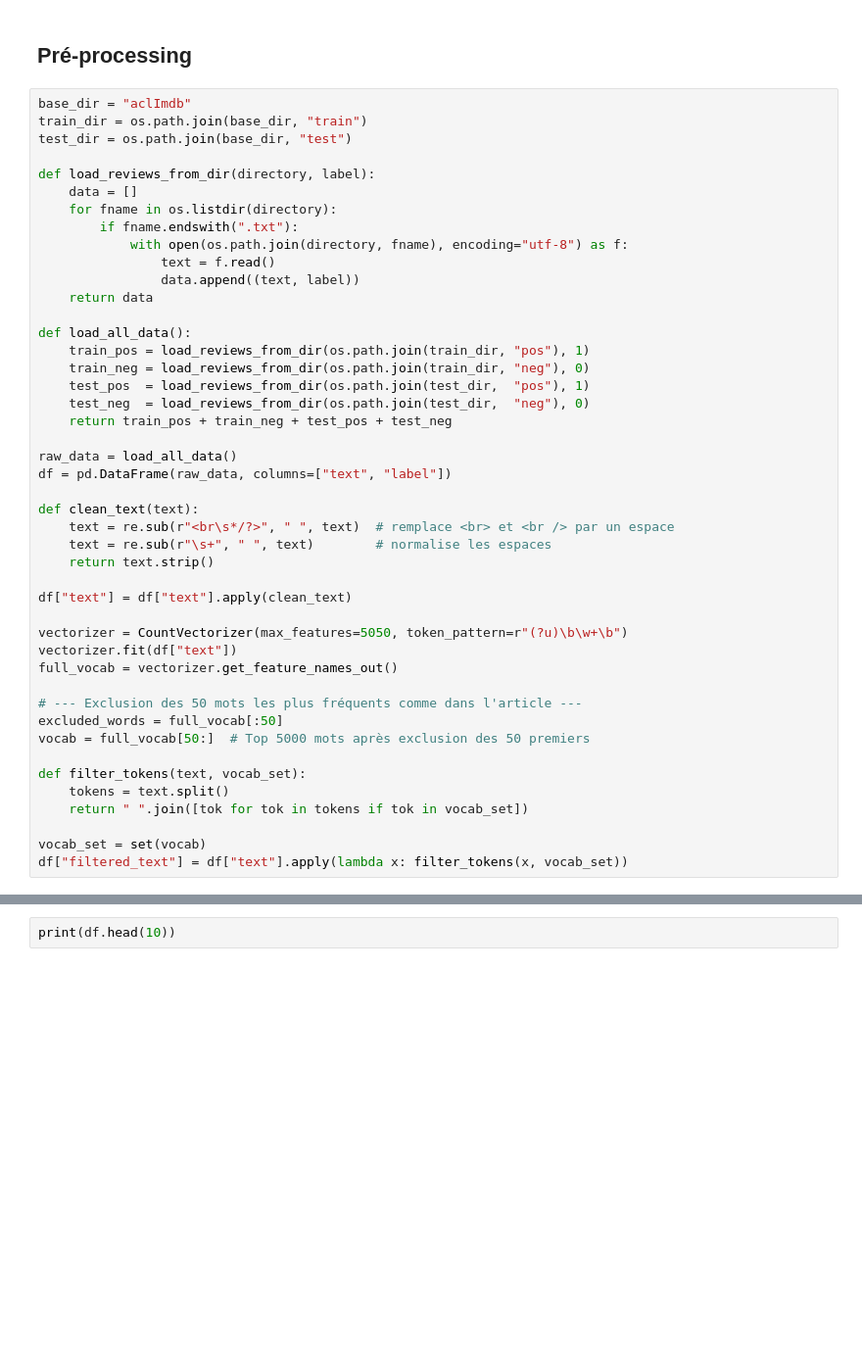
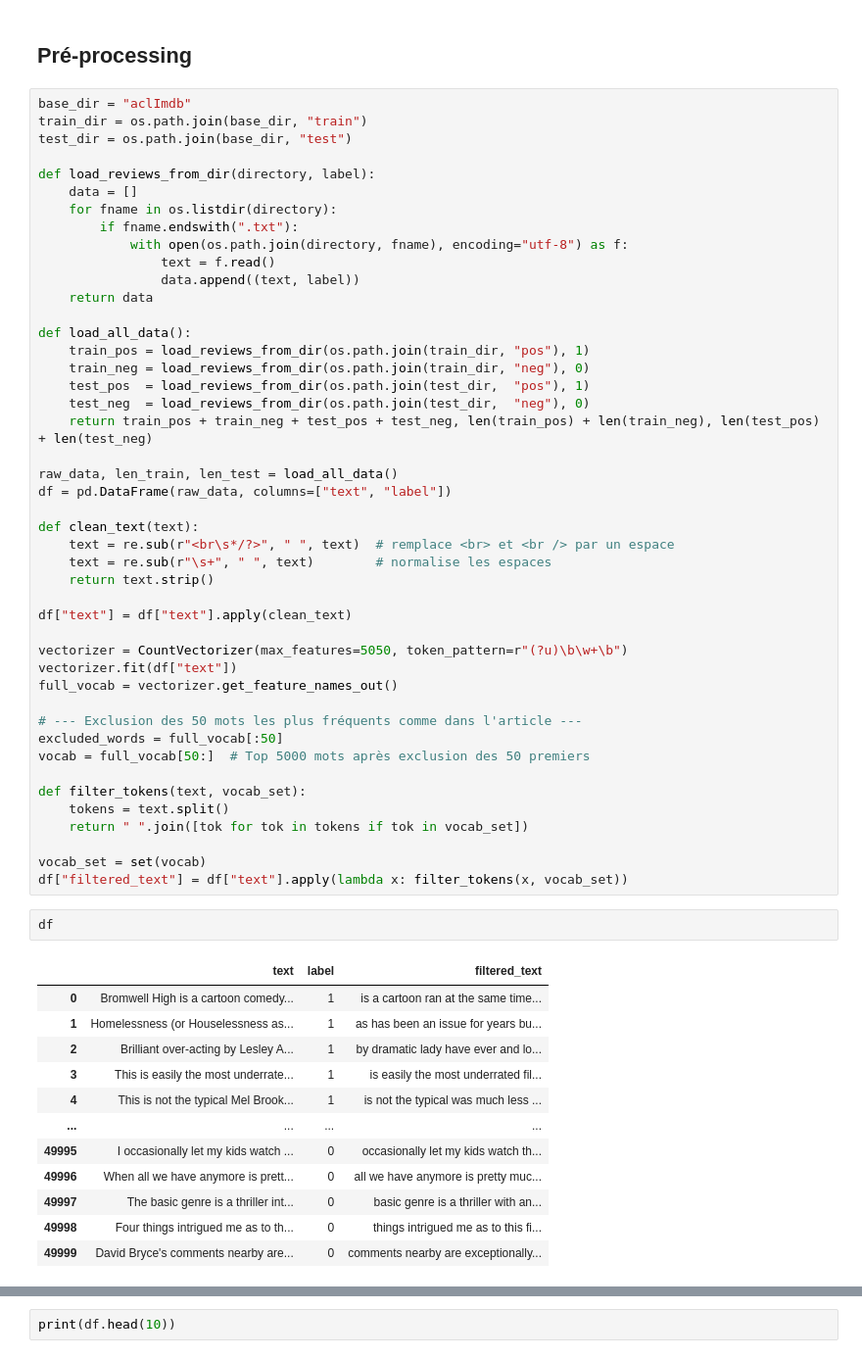
Before and after one commit to arnaudcournil/sentiment-analysis-nlp, a Jupyter notebook: notebook.ipynb, the cells around one changed output, grey strips where cells are left out. Shown: that part at 98% size. Cells and saved outputs as stored; diff of their text form; blank space fills up the shorter version.

```diff
--- a/notebook.ipynb
+++ b/notebook.ipynb
@@ -54,9 +39,9 @@ def load_all_data():
     train_neg = load_reviews_from_dir(os.path.join(train_dir, "neg"), 0)
     test_pos  = load_reviews_from_dir(os.path.join(test_dir,  "pos"), 1)
     test_neg  = load_reviews_from_dir(os.path.join(test_dir,  "neg"), 0)
-    return train_pos + train_neg + test_pos + test_neg
+    return train_pos + train_neg + test_pos + test_neg, len(train_pos) + len(train_neg), len(test_pos) + len(test_neg)
 
-raw_data = load_all_data()
+raw_data, len_train, len_test = load_all_data()
 df = pd.DataFrame(raw_data, columns=["text", "label"])
 
 def clean_text(text):
@@ -80,3 +65,18 @@ def filter_tokens(text, vocab_set):
 
 vocab_set = set(vocab)
 df["filtered_text"] = df["text"].apply(lambda x: filter_tokens(x, vocab_set))
+# %%
+df
+# %% [output]
+|  | text | label | filtered_text |
+| 0 | Bromwell High is a cartoon comedy... | 1 | is a cartoon ran at the same time... |
+| 1 | Homelessness (or Houselessness as... | 1 | as has been an issue for years bu... |
+| 2 | Brilliant over-acting by Lesley A... | 1 | by dramatic lady have ever and lo... |
+| 3 | This is easily the most underrate... | 1 | is easily the most underrated fil... |
+| 4 | This is not the typical Mel Brook... | 1 | is not the typical was much less ... |
+| ... | ... | ... | ... |
+| 49995 | I occasionally let my kids watch ... | 0 | occasionally let my kids watch th... |
+| 49996 | When all we have anymore is prett... | 0 | all we have anymore is pretty muc... |
+| 49997 | The basic genre is a thriller int... | 0 | basic genre is a thriller with an... |
+| 49998 | Four things intrigued me as to th... | 0 | things intrigued me as to this fi... |
+| 49999 | David Bryce's comments nearby are... | 0 | comments nearby are exceptionally... |
```
Also changed, not shown: parts of 16 cells of this notebook.
